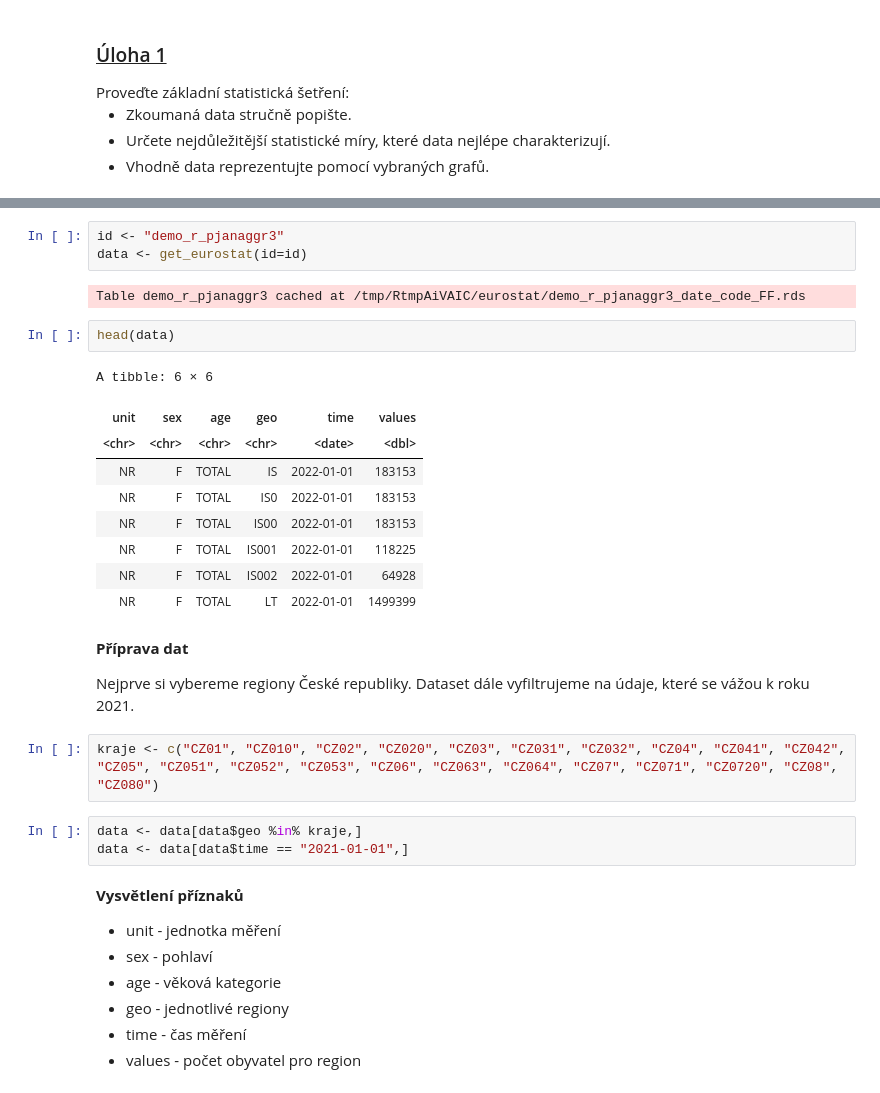
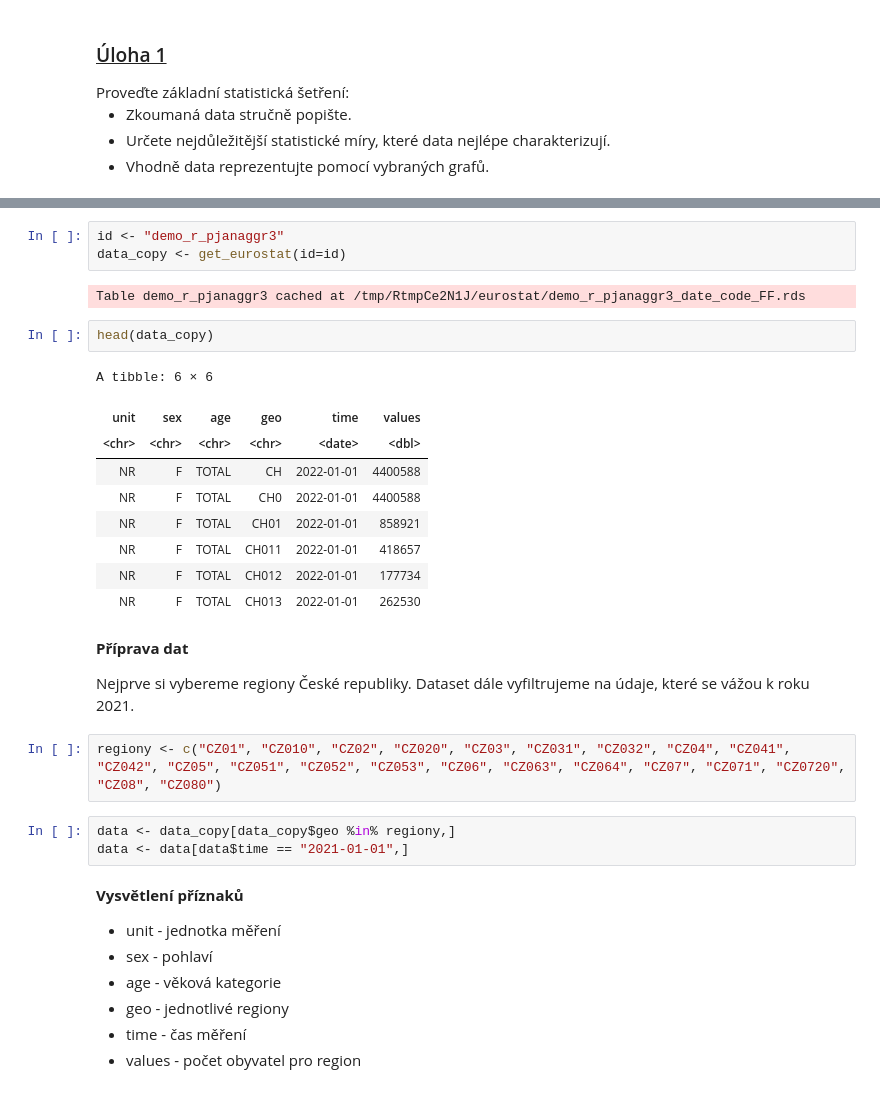
Before and after one commit to JahyLuky/PRS, a Jupyter notebook: hw1/hw1.ipynb, the cells around one changed output, grey strips where cells are left out. Saved outputs shown, nothing was run; the diff lists cells and outputs as text.

```diff
--- a/hw1/hw1.ipynb
+++ b/hw1/hw1.ipynb
@@ -48,28 +49,28 @@ A tibble: 2 × 8
 # %%
 id <- "demo_r_pjanaggr3"
-data <- get_eurostat(id=id)
+data_copy <- get_eurostat(id=id)
 # %% [output]
-Table demo_r_pjanaggr3 cached at /tmp/RtmpAiVAIC/eurostat/demo_r_pjanaggr3_date_code_FF.rds
+Table demo_r_pjanaggr3 cached at /tmp/RtmpCe2N1J/eurostat/demo_r_pjanaggr3_date_code_FF.rds
 # %%
-head(data)
+head(data_copy)
 # %% [output]
 A tibble: 6 × 6
 | unit | sex | age | geo | time | values |
 | <chr> | <chr> | <chr> | <chr> | <date> | <dbl> |
-| NR | F | TOTAL | IS | 2022-01-01 | 183153 |
-| NR | F | TOTAL | IS0 | 2022-01-01 | 183153 |
-| NR | F | TOTAL | IS00 | 2022-01-01 | 183153 |
-| NR | F | TOTAL | IS001 | 2022-01-01 | 118225 |
-| NR | F | TOTAL | IS002 | 2022-01-01 | 64928 |
-| NR | F | TOTAL | LT | 2022-01-01 | 1499399 |
+| NR | F | TOTAL | CH | 2022-01-01 | 4400588 |
+| NR | F | TOTAL | CH0 | 2022-01-01 | 4400588 |
+| NR | F | TOTAL | CH01 | 2022-01-01 | 858921 |
+| NR | F | TOTAL | CH011 | 2022-01-01 | 418657 |
+| NR | F | TOTAL | CH012 | 2022-01-01 | 177734 |
+| NR | F | TOTAL | CH013 | 2022-01-01 | 262530 |
 # %% [markdown]
 <b>Příprava dat</b>
 
 Nejprve si vybereme regiony České republiky. Dataset dále vyfiltrujeme na údaje, které se vážou k roku 2021.
 # %%
-kraje <- c("CZ01", "CZ010", "CZ02", "CZ020", "CZ03", "CZ031", "CZ032", "CZ04", "CZ041", "CZ042", "CZ05", "CZ051", "CZ052", "CZ053", "CZ06", "CZ063", "CZ064", "CZ07", "CZ071", "CZ0720", "CZ08", "CZ080")
+regiony <- c("CZ01", "CZ010", "CZ02", "CZ020", "CZ03", "CZ031", "CZ032", "CZ04", "CZ041", "CZ042", "CZ05", "CZ051", "CZ052", "CZ053", "CZ06", "CZ063", "CZ064", "CZ07", "CZ071", "CZ0720", "CZ08", "CZ080")
 # %%
-data <- data[data$geo %in% kraje,]
+data <- data_copy[data_copy$geo %in% regiony,]
 data <- data[data$time == "2021-01-01",]
 # %% [markdown]
 <b>Vysvětlení příznaků</b>
```
Also changed, not shown: parts of 28 cells of this notebook.
